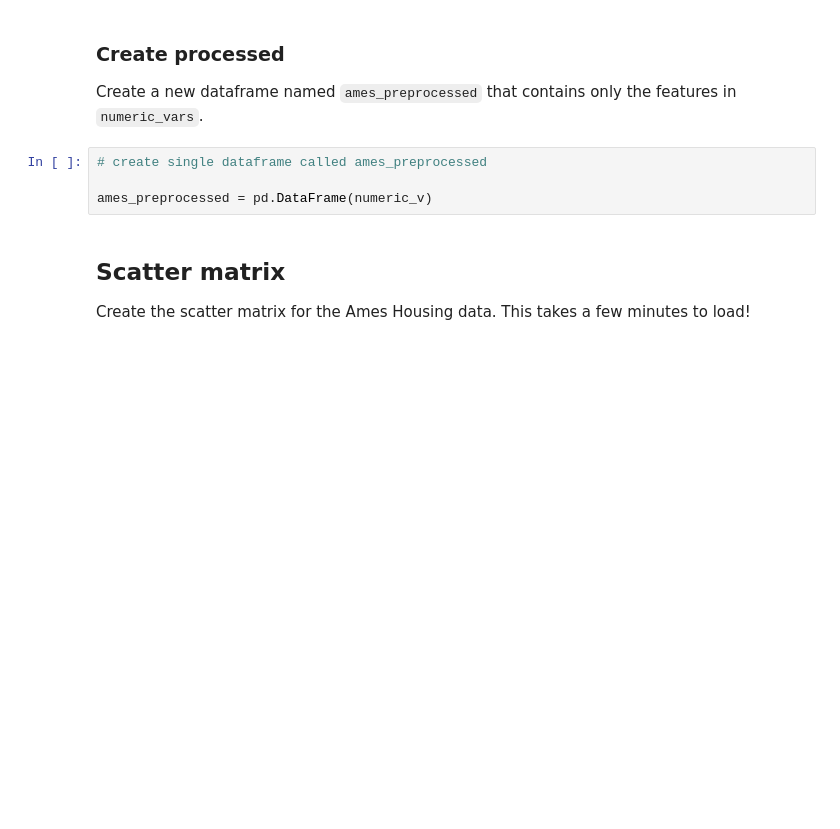
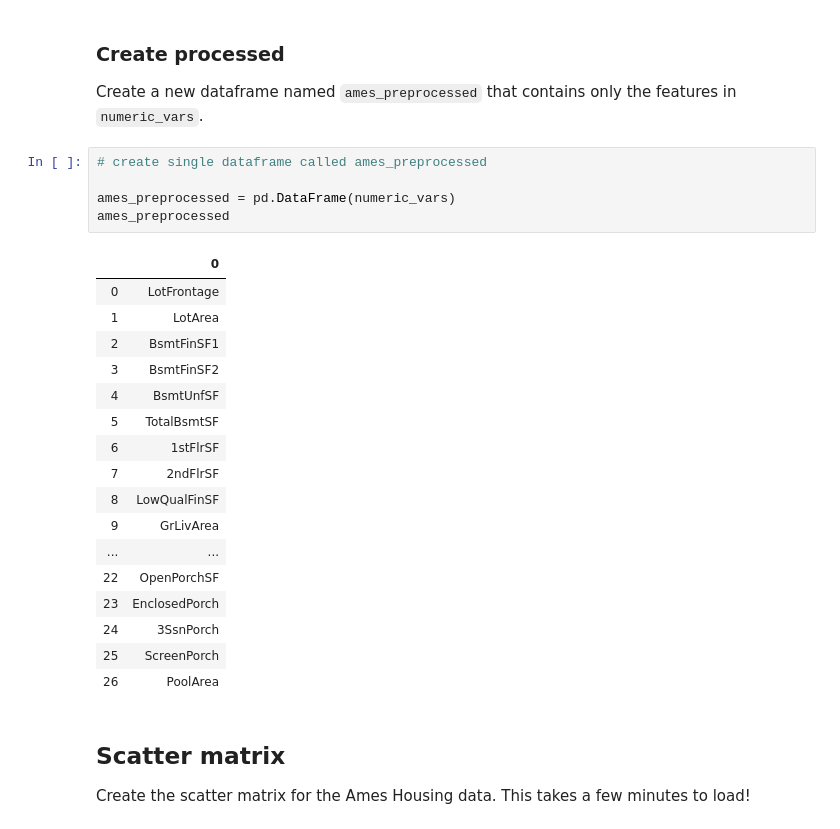
Before and after one commit to polyglottraveler/dsc-multicollinearity-of-features-lab-hbs-ds-060120, a Jupyter notebook: index.ipynb, the cells around one changed output. Drawn from its saved outputs; the diff is of its cells as text; blank space fills up the shorter version.

```diff
--- a/index.ipynb
+++ b/index.ipynb
@@ -40,7 +40,26 @@ Create a new dataframe named `ames_preprocessed` that contains only the features
 # %%
 # create single dataframe called ames_preprocessed
 
-ames_preprocessed = pd.DataFrame(numeric_v)
+ames_preprocessed = pd.DataFrame(numeric_vars)
+ames_preprocessed
+# %% [output]
+|  | 0 |
+| 0 | LotFrontage |
+| 1 | LotArea |
+| 2 | BsmtFinSF1 |
+| 3 | BsmtFinSF2 |
+| 4 | BsmtUnfSF |
+| 5 | TotalBsmtSF |
+| 6 | 1stFlrSF |
+| 7 | 2ndFlrSF |
+| 8 | LowQualFinSF |
+| 9 | GrLivArea |
+| ... | ... |
+| 22 | OpenPorchSF |
+| 23 | EnclosedPorch |
+| 24 | 3SsnPorch |
+| 25 | ScreenPorch |
+| 26 | PoolArea |
 # %% [markdown]
 ## Scatter matrix
 Create the scatter matrix for the Ames Housing data. This takes a few minutes to load!
```
